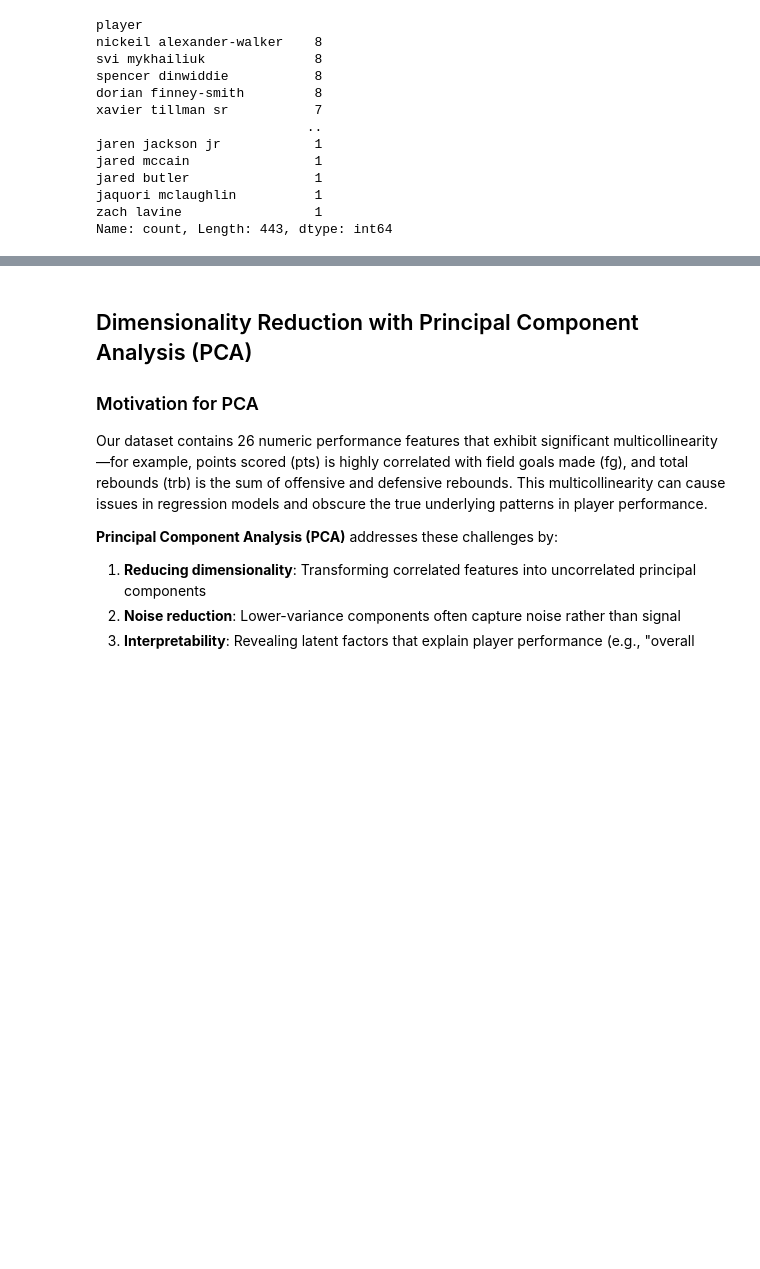
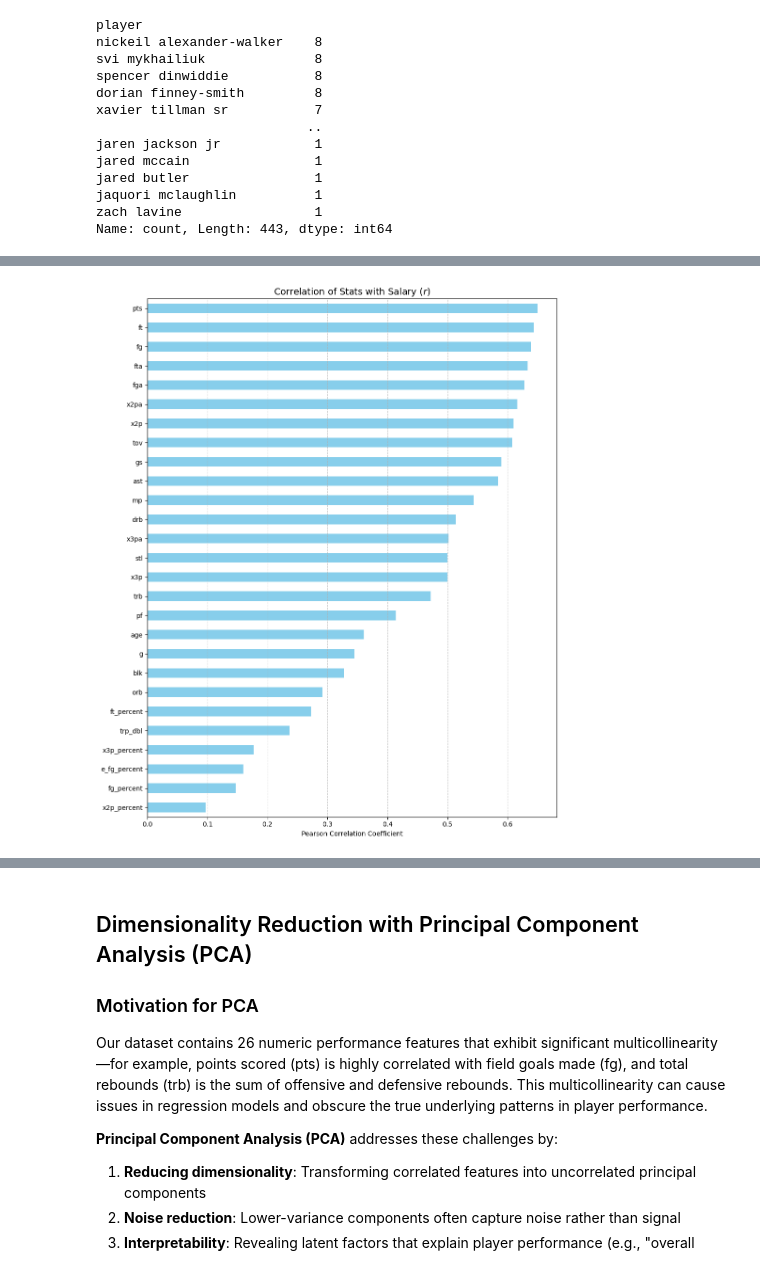
Before and after one commit to COGS108/Group074_WI26, a Jupyter notebook: 02-EDACheckpoint.ipynb, the cells around one changed output, grey strips where cells are left out. Drawn from its saved outputs; the diff is of its cells as text; code cells hidden in the pictures; blank space fills up the shorter version.

```diff
--- a/02-EDACheckpoint.ipynb
+++ b/02-EDACheckpoint.ipynb
@@ -537,0 +577,16 @@ Some more words and stuff.  Remember notebooks work best if you interleave the c
+# %%
+# Extract correlations with Salary and sort them
+salary_correlations = corr_matrix['Salary'].sort_values(ascending=True)
+
+# Plotting the correlations
+plt.figure(figsize=(10, 12))
+salary_correlations.drop('Salary').plot(kind='barh', color='skyblue')
+
+plt.axvline(0, color='black', lw=1)
+plt.title('Correlation of Stats with Salary ($r$)', fontsize=14)
+plt.xlabel('Pearson Correlation Coefficient')
+plt.grid(axis='x', linestyle='--', alpha=0.6)
+plt.tight_layout()
+plt.show()
+# %% [output]
+[figure, added]
```
Also changed, not shown: parts of 10 cells of this notebook, 4 other files.
